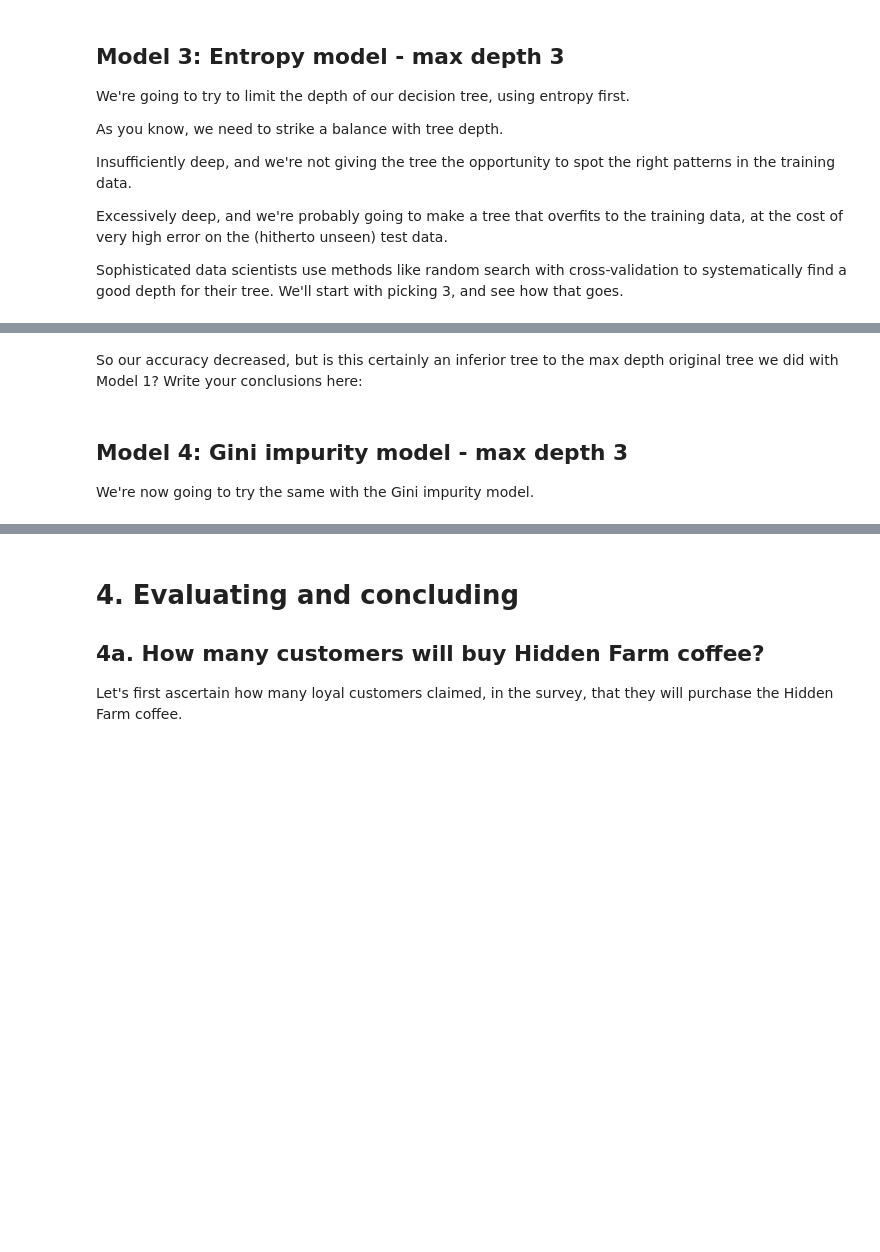
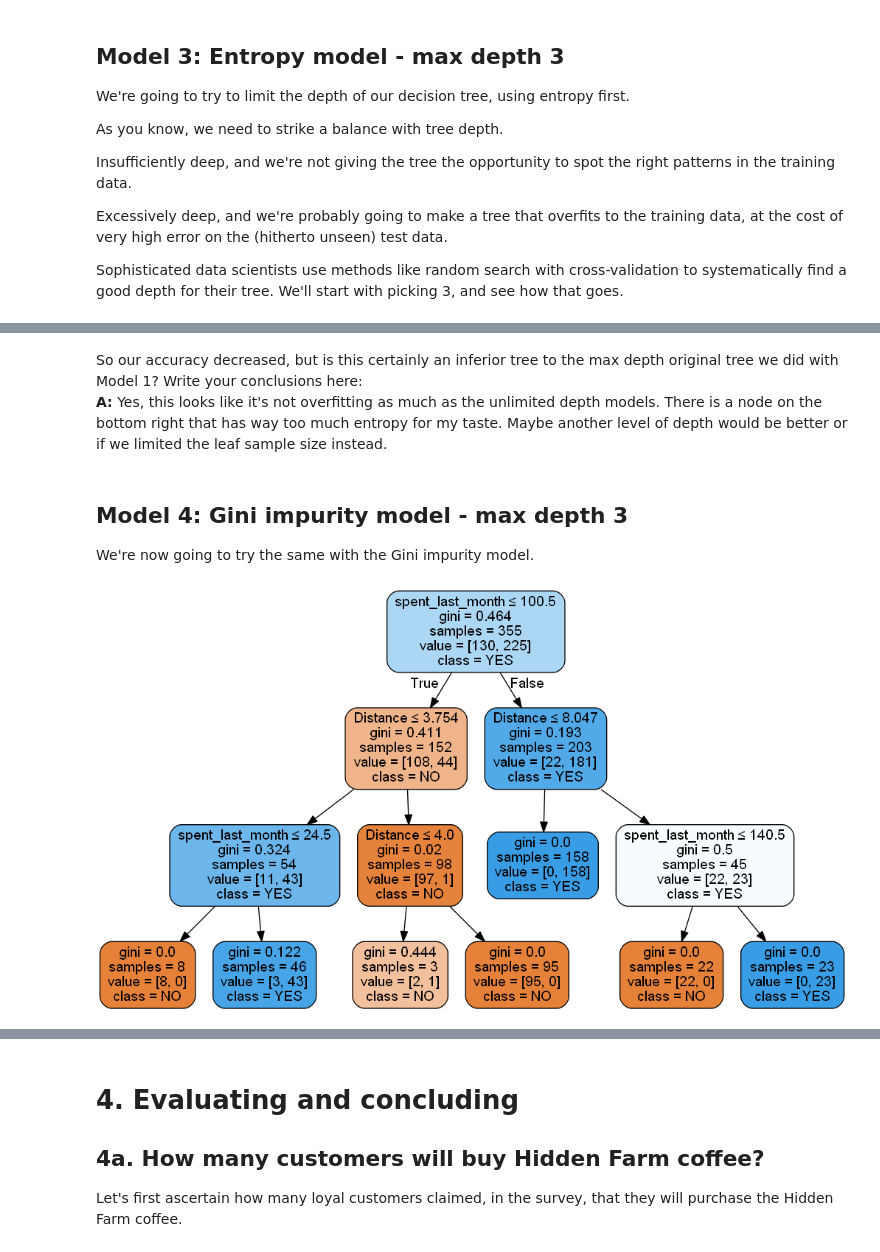
Before and after one commit to sjrekuc/14.3_coffee_case_study, a Jupyter notebook: Springboard Decision Tree Specialty Coffee Case Study - Tier 3 (1).ipynb, the cells around one changed output, grey strips where cells are left out. Cells and saved outputs as stored; diff of their text form; code cells hidden in the pictures; blank space fills up the shorter version.

```diff
--- a/Springboard Decision Tree Specialty Coffee Case Study - Tier 3 (1).ipynb
+++ b/Springboard Decision Tree Specialty Coffee Case Study - Tier 3 (1).ipynb
@@ -492,5 +548,6 @@ print('Recall score for "No"' , metrics.recall_score(y_test,y_pred, pos_label =
 # %% [markdown]
-So our accuracy decreased, but is this certainly an inferior tree to the max depth original tree we did with Model 1? Write your conclusions here:
+So our accuracy decreased, but is this certainly an inferior tree to the max depth original tree we did with Model 1? Write your conclusions here: <br>
+__A:__ Yes, this looks like it's not overfitting as much as the unlimited depth models. There is a node on the bottom right that has way too much entropy for my taste. Maybe another level of depth would be better or if we limited the leaf sample size instead.
 # %% [markdown]
 ## Model 4: Gini impurity  model - max depth 3
 We're now going to try the same with the Gini impurity model.
@@ -513,3 +563,18 @@ y_pred = pd.Series(y_pred)
+# %%
+# Now we want to visualize the tree
+dot_data = StringIO()
+
+# We can do so with export_graphviz
+tree.export_graphviz(gini_model2, out_file=dot_data,
+                filled=True, rounded=True,
+                special_characters=True, feature_names=X_train.columns, class_names = ["NO", "YES"])
+
+# Alternatively for class_names use entr_model.classes_
+graph = pydot.graph_from_dot_data(dot_data.getvalue())
+graph[0].write_pdf("gini_model2.pdf")
+Image(graph[0].create_png())
+# %% [output]
+[figure, added]
 # %%
 print("Gini impurity  model - max depth 3")
 print("Accuracy:", metrics.accuracy_score(y_test,y_pred))
```
Also changed, not shown: parts of 34 cells of this notebook.
